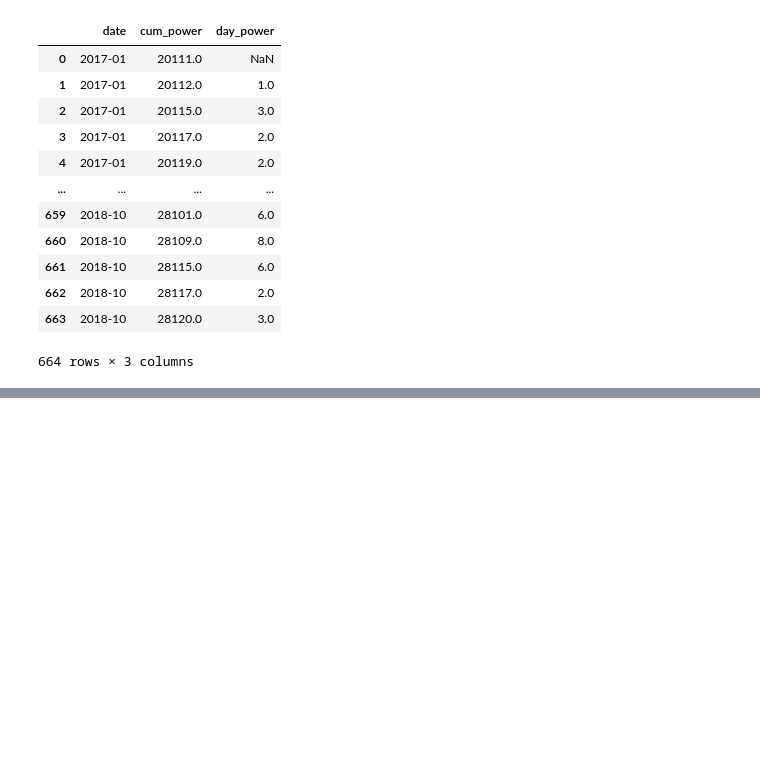
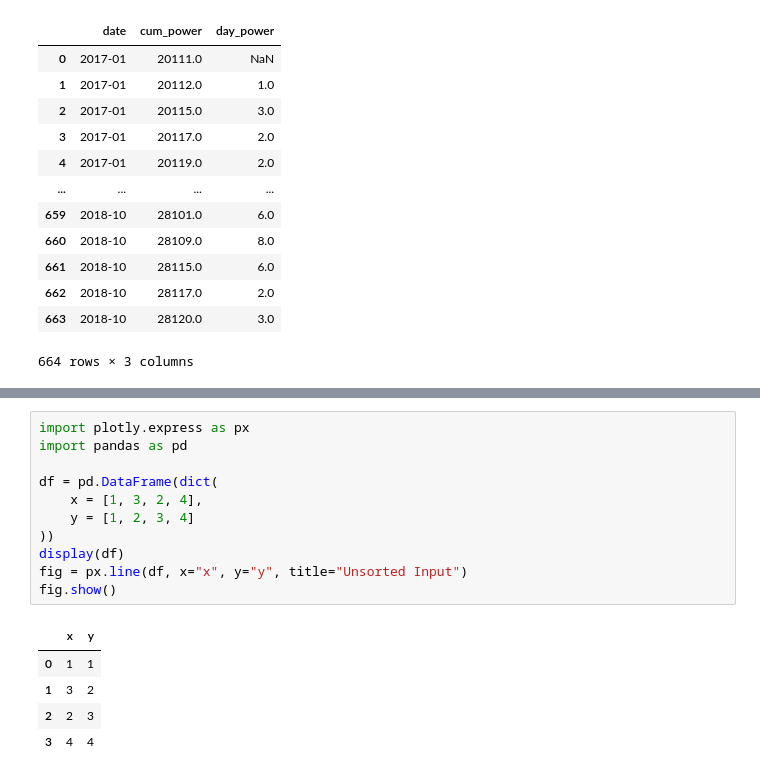
Before and after one commit to Davids001/Education, a Jupyter notebook: Working/Python18/Python18_kontr_work.ipynb, the cells around one changed output, grey strips where cells are left out. Cells and saved outputs as stored; diff of their text form; blank space fills up the shorter version.

```diff
--- a/Working/Python18/Python18_kontr_work.ipynb
+++ b/Working/Python18/Python18_kontr_work.ipynb
@@ -99,0 +98,17 @@ TypeError: Object of type Period is not JSON serializable
+# %%
+import plotly.express as px
+import pandas as pd
+
+df = pd.DataFrame(dict(
+    x = [1, 3, 2, 4],
+    y = [1, 2, 3, 4]
+))
+display(df)
+fig = px.line(df, x="x", y="y", title="Unsorted Input")
+fig.show()
+# %% [output]
+|  | x | y |
+| 0 | 1 | 1 |
+| 1 | 3 | 2 |
+| 2 | 2 | 3 |
+| 3 | 4 | 4 |
```
Also changed, not shown: parts of 6 cells of this notebook, 1 other file.
